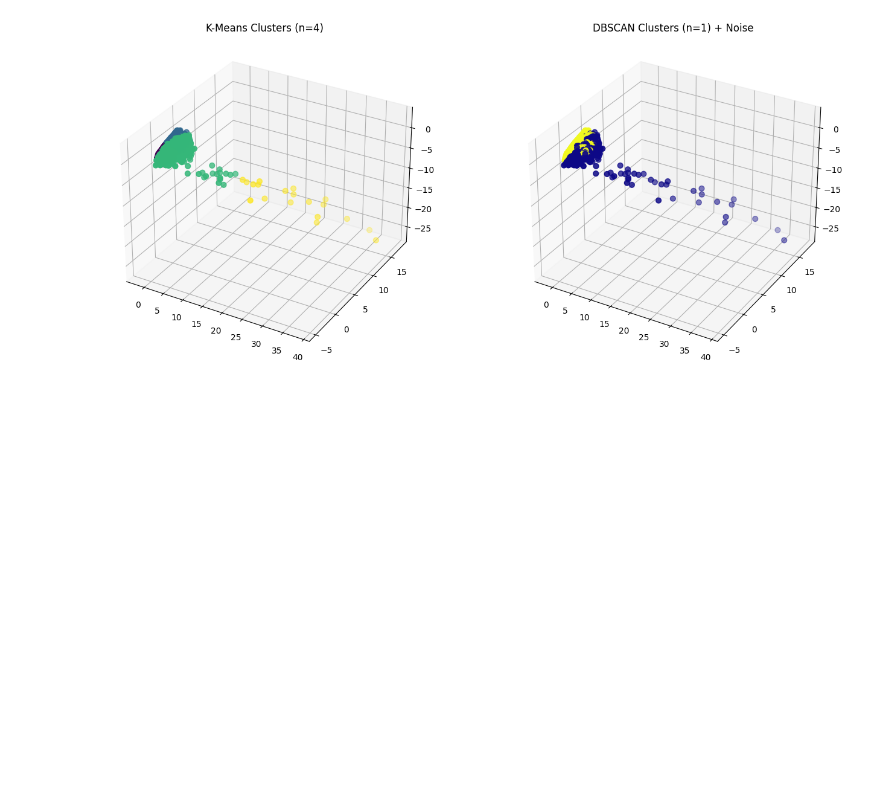
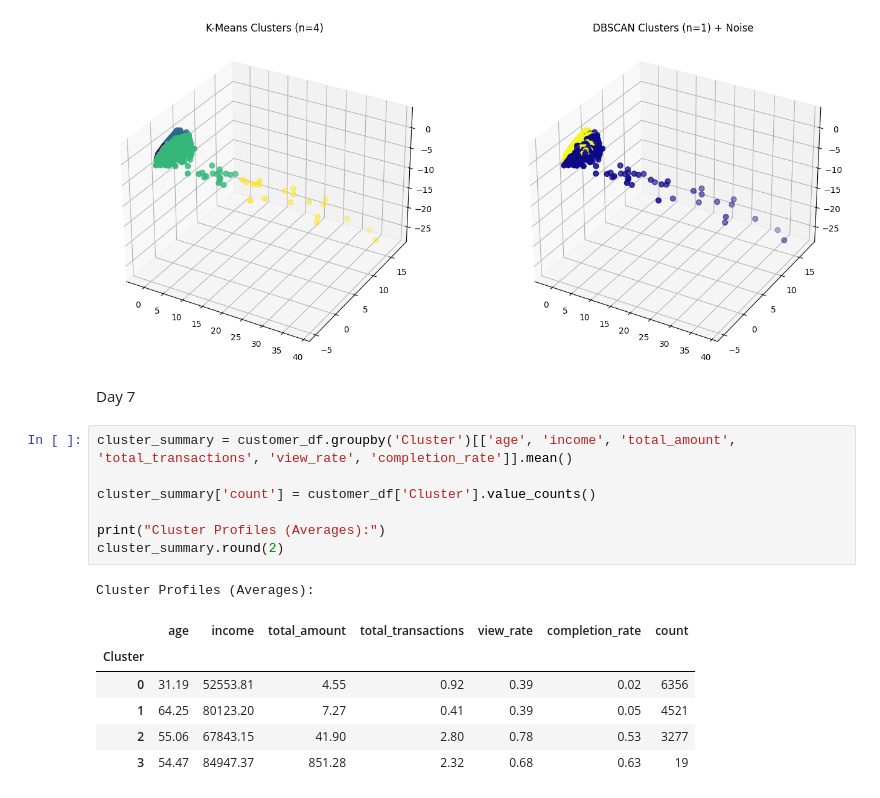
Before and after one commit to hardiksharma2005/Starbucks-Customer-Segmentation, a Jupyter notebook: starbucks-customer-segmentation-using-clustering.ipynb, the cells around one changed output. Cells and saved outputs as stored; diff of their text form; blank space fills up the shorter version.

```diff
--- a/starbucks-customer-segmentation-using-clustering.ipynb
+++ b/starbucks-customer-segmentation-using-clustering.ipynb
@@ -379,3 +379,20 @@ ax2.set_title(f'DBSCAN Clusters (n={n_clusters_db}) + Noise')
 plt.show()
 # %% [output]
 [figure]
+# %% [markdown]
+Day 7
+# %%
+cluster_summary = customer_df.groupby('Cluster')[['age', 'income', 'total_amount', 'total_transactions', 'view_rate', 'completion_rate']].mean()
+
+cluster_summary['count'] = customer_df['Cluster'].value_counts()
+
+print("Cluster Profiles (Averages):")
+cluster_summary.round(2)
+# %% [output]
+Cluster Profiles (Averages):
+|  | age | income | total_amount | total_transactions | view_rate | completion_rate | count |
+| Cluster |  |  |  |  |  |  |  |
+| 0 | 31.19 | 52553.81 | 4.55 | 0.92 | 0.39 | 0.02 | 6356 |
+| 1 | 64.25 | 80123.20 | 7.27 | 0.41 | 0.39 | 0.05 | 4521 |
+| 2 | 55.06 | 67843.15 | 41.90 | 2.80 | 0.78 | 0.53 | 3277 |
+| 3 | 54.47 | 84947.37 | 851.28 | 2.32 | 0.68 | 0.63 | 19 |
```
Also changed, not shown: parts of 2 cells of this notebook.
